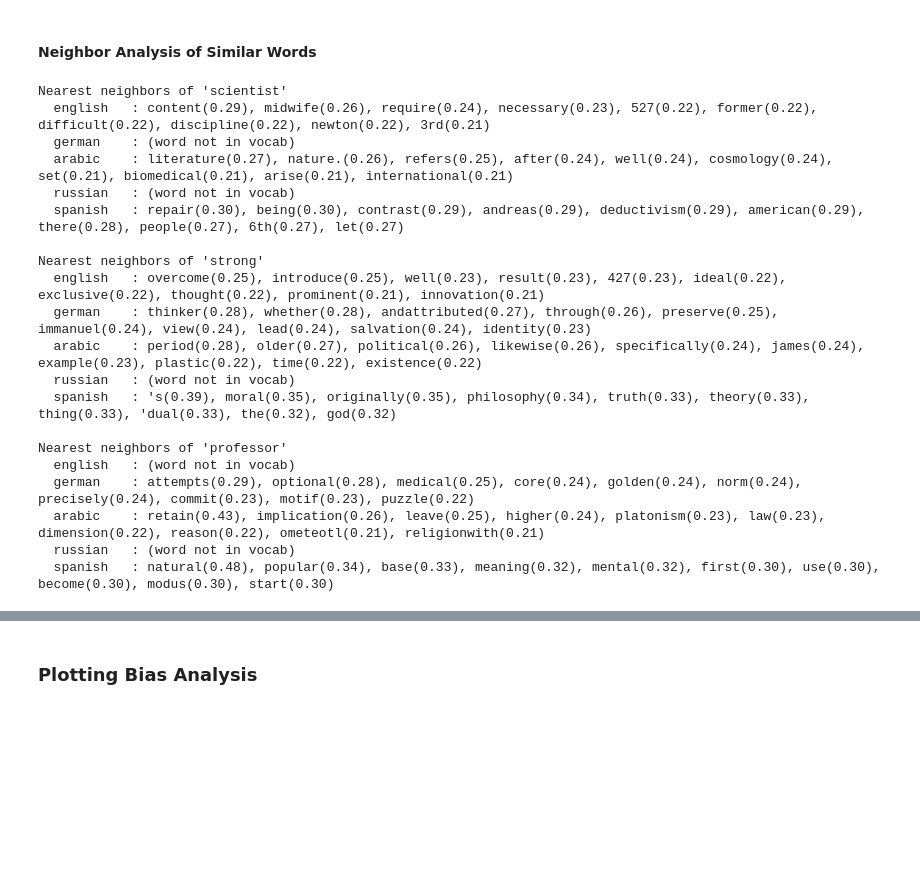
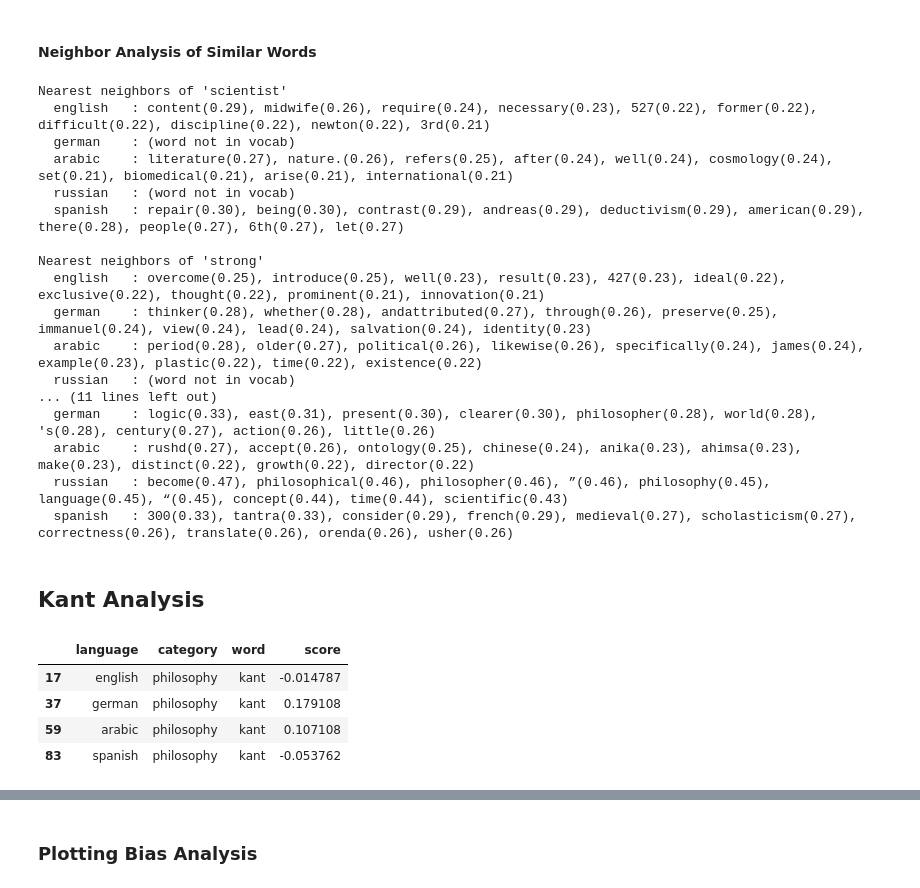
Before and after one commit to maddyjin/CS4120FinalProject, a Jupyter notebook: eda_notebooks/measuring_bias.ipynb, the cells around one changed output, grey strips where cells are left out. Saved outputs shown, nothing was run; the diff lists cells and outputs as text; code cells hidden in the pictures; blank space fills up the shorter version.

```diff
--- a/eda_notebooks/measuring_bias.ipynb
+++ b/eda_notebooks/measuring_bias.ipynb
@@ -280,6 +280,7 @@ def neighbor_audit(word, models, topn=10):
 neighbor_audit("scientist", models)
 neighbor_audit("strong", models)
 neighbor_audit("professor", models)
+neighbor_audit("kant", models)
 # %% [output]
 Nearest neighbors of 'scientist'
   english   : content(0.29), midwife(0.26), require(0.24), necessary(0.23), 527(0.22), former(0.22), difficult(0.22), discipline(0.22), newton(0.22), 3rd(0.21)
@@ -294,10 +295,18 @@ Nearest neighbors of 'strong'
   arabic    : period(0.28), older(0.27), political(0.26), likewise(0.26), specifically(0.24), james(0.24), example(0.23), plastic(0.22), time(0.22), existence(0.22)
   russian   : (word not in vocab)
-  spanish   : 's(0.39), moral(0.35), originally(0.35), philosophy(0.34), truth(0.33), theory(0.33), thing(0.33), 'dual(0.33), the(0.32), god(0.32)
-
-Nearest neighbors of 'professor'
-  english   : (word not in vocab)
-  german    : attempts(0.29), optional(0.28), medical(0.25), core(0.24), golden(0.24), norm(0.24), precisely(0.24), commit(0.23), motif(0.23), puzzle(0.22)
-  arabic    : retain(0.43), implication(0.26), leave(0.25), higher(0.24), platonism(0.23), law(0.23), dimension(0.22), reason(0.22), ometeotl(0.21), religionwith(0.21)
-  russian   : (word not in vocab)
-  spanish   : natural(0.48), popular(0.34), base(0.33), meaning(0.32), mental(0.32), first(0.30), use(0.30), become(0.30), modus(0.30), start(0.30)
+... (11 lines left out)
+  german    : logic(0.33), east(0.31), present(0.30), clearer(0.30), philosopher(0.28), world(0.28), 's(0.28), century(0.27), action(0.26), little(0.26)
+  arabic    : rushd(0.27), accept(0.26), ontology(0.25), chinese(0.24), anika(0.23), ahimsa(0.23), make(0.23), distinct(0.22), growth(0.22), director(0.22)
+  russian   : become(0.47), philosophical(0.46), philosopher(0.46), ”(0.46), philosophy(0.45), language(0.45), “(0.45), concept(0.44), time(0.44), scientific(0.43)
+  spanish   : 300(0.33), tantra(0.33), consider(0.29), french(0.29), medieval(0.27), scholasticism(0.27), correctness(0.26), translate(0.26), orenda(0.26), usher(0.26)
+# %% [markdown]
+## Kant Analysis
+# %%
+kant = df[df['word'] == 'kant']
+kant
+# %% [output]
+|  | language | category | word | score |
+| 17 | english | philosophy | kant | -0.014787 |
+| 37 | german | philosophy | kant | 0.179108 |
+| 59 | arabic | philosophy | kant | 0.107108 |
+| 83 | spanish | philosophy | kant | -0.053762 |
```
Also changed, not shown: parts of 8 cells of this notebook.
